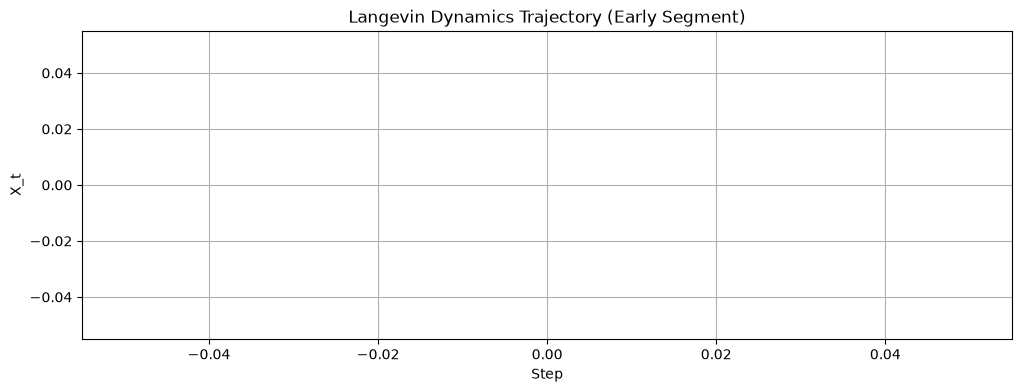
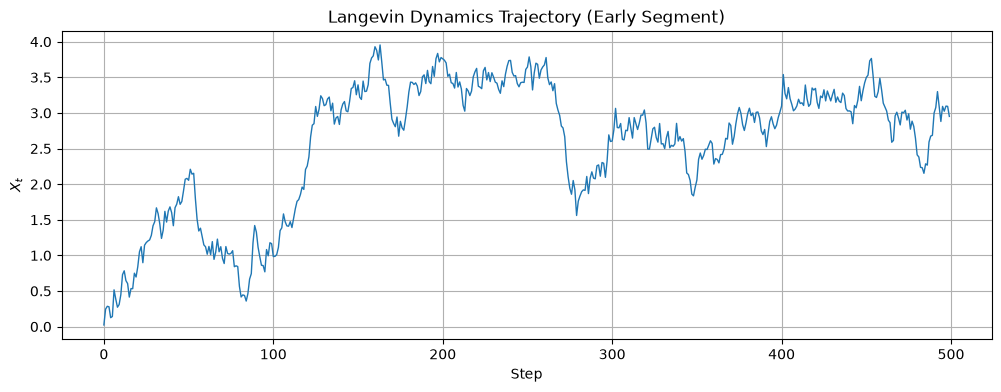
Unified diff of the notebook cell whose output changed from the first chart to the second:
--- before
+++ after
@@ -1,2 +1,5 @@
+import numpy as np
+import matplotlib.pyplot as plt
+
 # Target Distribution: A mixture of two Gaussians
 def log_pi(x):
@@ -12,17 +15,18 @@
     x = x0
     samples = []
-
+    
     for _ in range(n_steps):
-        # TODO: Compute the drift term
-        drift = None
-
-        # TODO: Compute the stochastic diffusion (noise) term
-        noise = None
-
-        # TODO: Execute the Euler-Maruyama update step
-        x = None
-
+        # Compute the drift term: (eps/2) * gradient
+        drift = (eps / 2.0) * score(x)
+        
+        # Compute the stochastic diffusion (noise) term: sqrt(eps) * Z
+        # where Z is drawn from a standard normal distribution N(0, 1)
+        noise = np.sqrt(eps) * np.random.randn()
+        
+        # Execute the Euler-Maruyama update step
+        x = x + drift + noise
+        
         samples.append(x)
-
+        
     return np.array(samples)
 
@@ -34,5 +38,5 @@
 plt.title("Langevin Dynamics Trajectory (Early Segment)")
 plt.xlabel("Step")
-plt.ylabel("X_t")
+plt.ylabel("$X_t$")
 plt.grid(True)
 plt.show()
@@ -41,5 +45,5 @@
 grid = np.linspace(-6,6,300)
 true_density = np.exp([log_pi(x) for x in grid])
-true_density /= np.trapz(true_density, grid) # Normalize
+true_density /= np.trapezoid(true_density, grid) # Normalize
 
 plt.figure(figsize=(8,4))

Commit: task 4 done